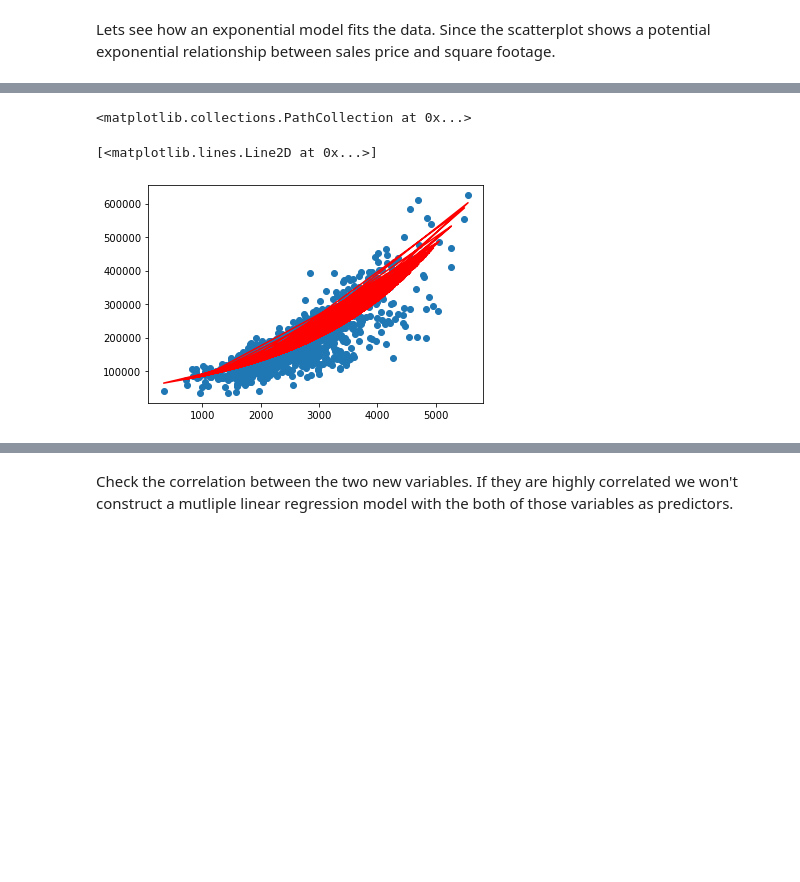
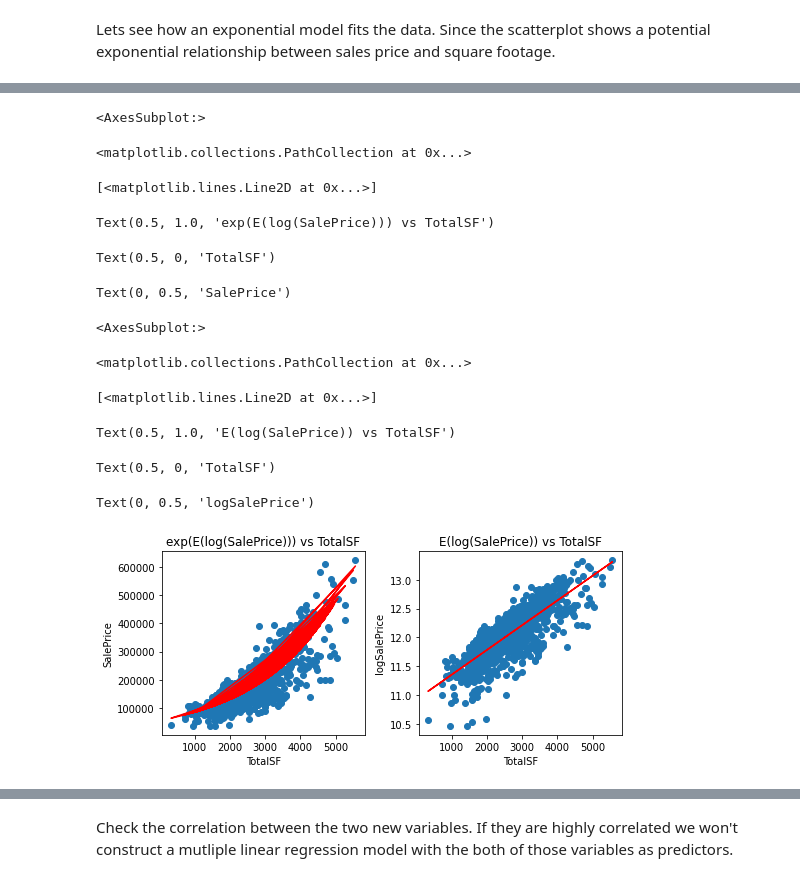
Before and after one commit to Steve-Desilets/MSDS-422-Module-2-Assignment, a Jupyter notebook: Module 2 Assignment - Group 3.ipynb, the cells around one changed output, grey strips where cells are left out. Drawn from its saved outputs; the diff is of its cells as text; code cells hidden in the pictures; blank space fills up the shorter version.

```diff
--- a/Module 2 Assignment - Group 3.ipynb
+++ b/Module 2 Assignment - Group 3.ipynb
@@ -613,7 +631,9 @@ Lets see how an exponential model fits the data. Since the scatterplot shows a p
 # %%
 from scipy.optimize import curve_fit
 
-# Define the exponential function to fit
+### LOG(SALEPRICE) VS TOTALSF
+### WE WILL PLOT THE MODEL IN TWO WAYS: e^(predicted_y) vs x and predicted_y vs x
+
 # New feature is highly correlated, lets try a simple linear regression
 x = housing_training_data['TotalSF']
 y = housing_training_data['SalePrice']
@@ -629,10 +649,29 @@ model = sm.OLS(y_log, x_const).fit()
 # Print the model summary
 print(model.summary())
 
+plt.subplot(1,2,1)
+
+### plot e^predicted_saleprice vs totalsf ###
+
 # Plot the data and the fitted curve
 plt.scatter(x, y)
 plt.plot(x, np.exp(model.predict(x_const)), 'r-')
+plt.title('exp(E(log(SalePrice))) vs TotalSF')
+plt.xlabel('TotalSF')
+plt.ylabel('SalePrice')
+plt.subplot(1,2,2)
+
+### plot predicted_saleprice vs totalsf###
+
+# Plot the data and the fitted curve
+plt.scatter(x, y_log)
+plt.plot(x, model.predict(x_const), 'r-')
+plt.title('E(log(SalePrice)) vs TotalSF')
+plt.xlabel('TotalSF')
+plt.ylabel('logSalePrice')
 plt.show()
+
+plt.show()
 # %% [output]
                             OLS Regression Results
 ==============================================================================
@@ -644,16 +683,26 @@ Time:                        22:48:36   Log-Likelihood:                 89.766
 No. Observations:                1455   AIC:                            -175.5
 Df Residuals:                    1453   BIC:                            -165.0
 Df Model:                           1
 Covariance Type:            nonrobust
 ==============================================================================
 ... (11 lines left out)
 Notes:
 [1] Standard Errors assume that the covariance matrix of the errors is correctly specified.
 [2] The condition number is large, 9.41e+03. This might indicate that there are
 strong multicollinearity or other numerical problems.
-<matplotlib.collections.PathCollection at 0x...>
+<AxesSubplot:>
-[<matplotlib.lines.Line2D at 0x...>]
+<matplotlib.collections.PathCollection at 0x...>
+[<matplotlib.lines.Line2D at 0x...>]
+Text(0.5, 1.0, 'exp(E(log(SalePrice))) vs TotalSF')
+Text(0.5, 0, 'TotalSF')
+Text(0, 0.5, 'SalePrice')
+<AxesSubplot:>
+<matplotlib.collections.PathCollection at 0x...>
+[<matplotlib.lines.Line2D at 0x...>]
+Text(0.5, 1.0, 'E(log(SalePrice)) vs TotalSF')
+Text(0.5, 0, 'TotalSF')
+Text(0, 0.5, 'logSalePrice')
-[figure, old version]
+[figure, new version]
 # %%
 #Simple linear regression for sale price and OverallQual (Overall material and finish quality):
 x = housing_training_data['OverallQual']
```
Also changed, not shown: parts of 23 cells of this notebook.
